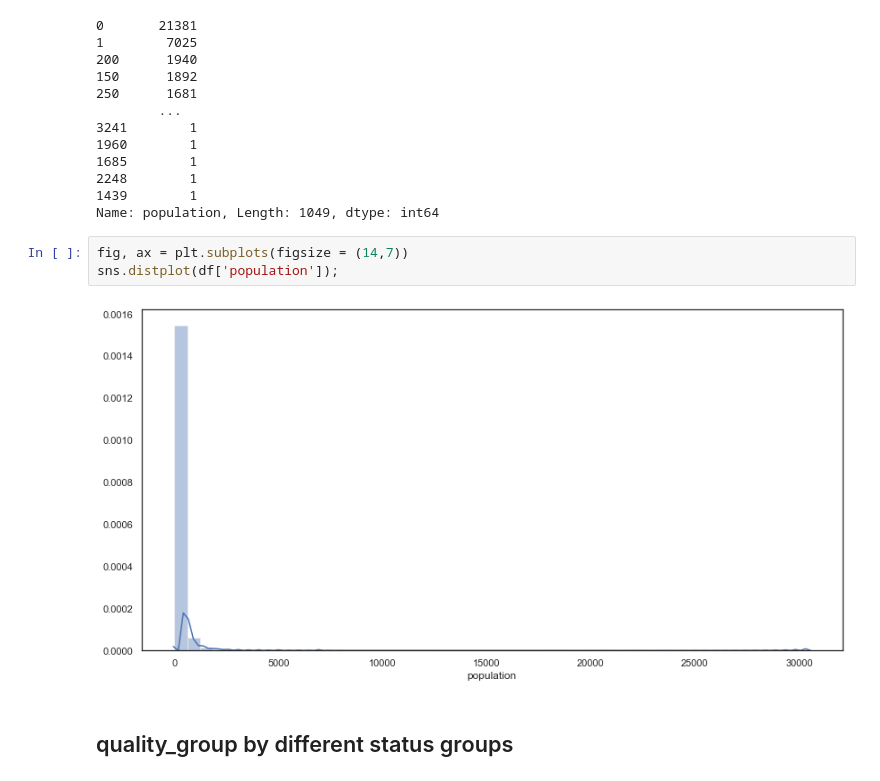
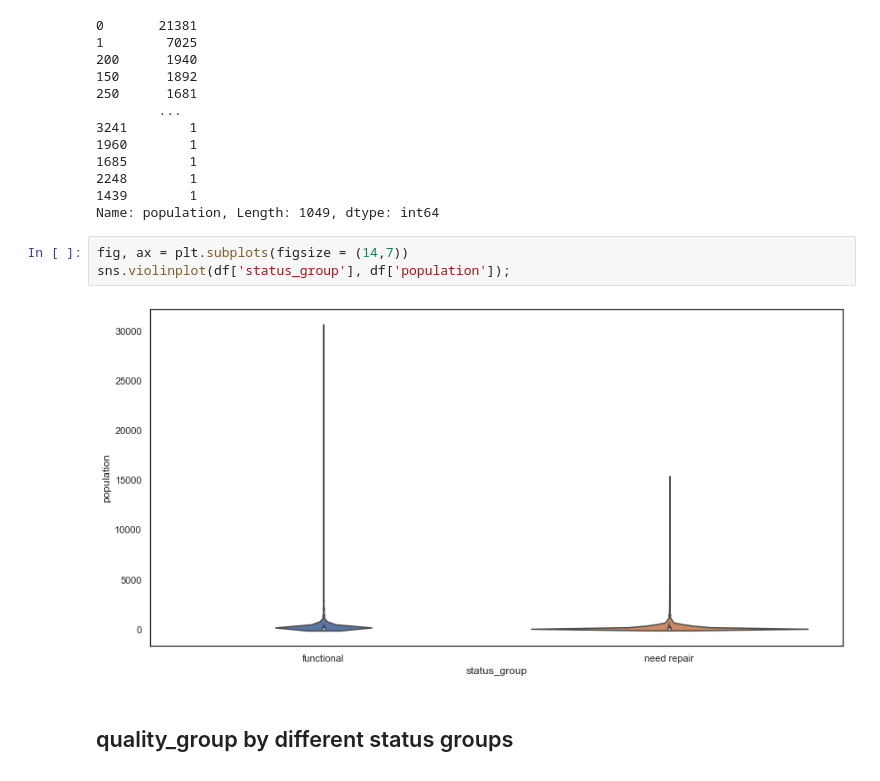
Before and after one commit to wooyounghong/water-wells-classification, a Jupyter notebook: 2.EDA.ipynb, the cells around one changed output. Saved outputs shown, nothing was run; the diff lists cells and outputs as text.

```diff
--- a/2.EDA.ipynb
+++ b/2.EDA.ipynb
@@ -159,8 +205,8 @@ df['population'].value_counts()
 Name: population, Length: 1049, dtype: int64
 # %%
 fig, ax = plt.subplots(figsize = (14,7))
-sns.distplot(df['population']);
+sns.violinplot(df['status_group'], df['population']);
 # %% [output]
-[figure, old version]
+[figure, new version]
 # %% [markdown]
 ## quality_group by different status groups
```
Also changed, not shown: parts of 80 cells of this notebook, 4 other files.
